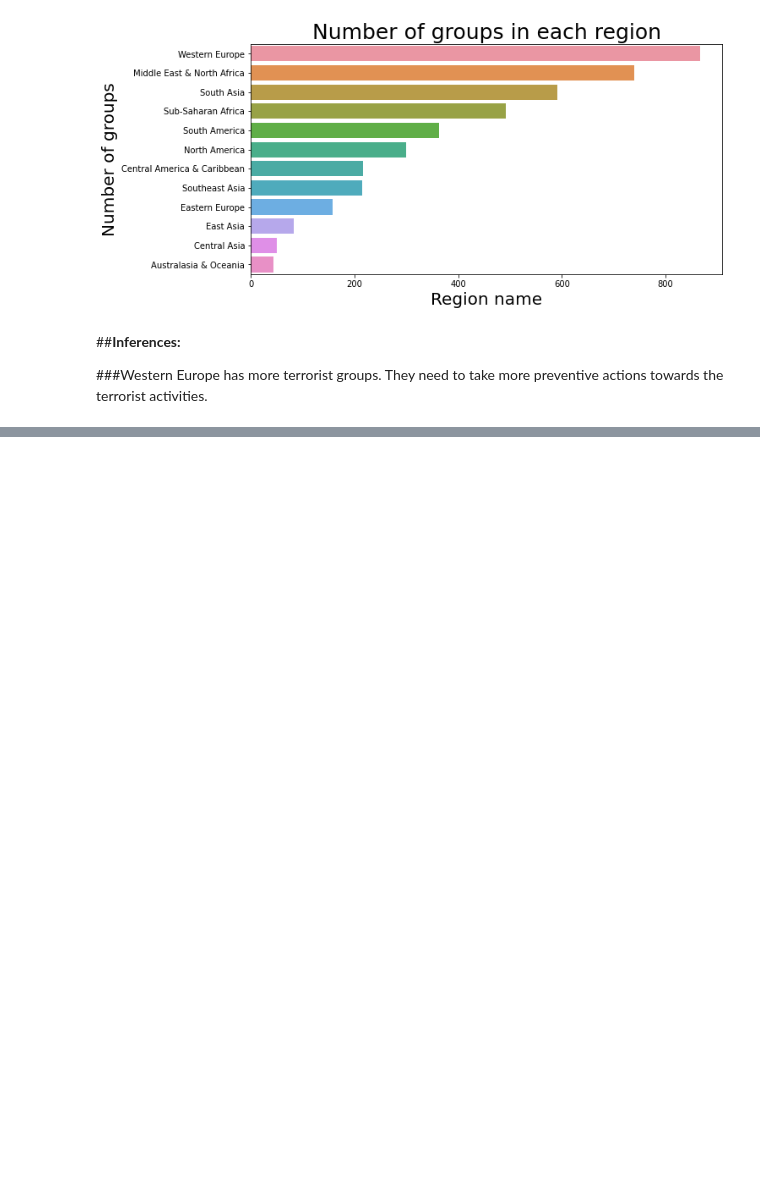
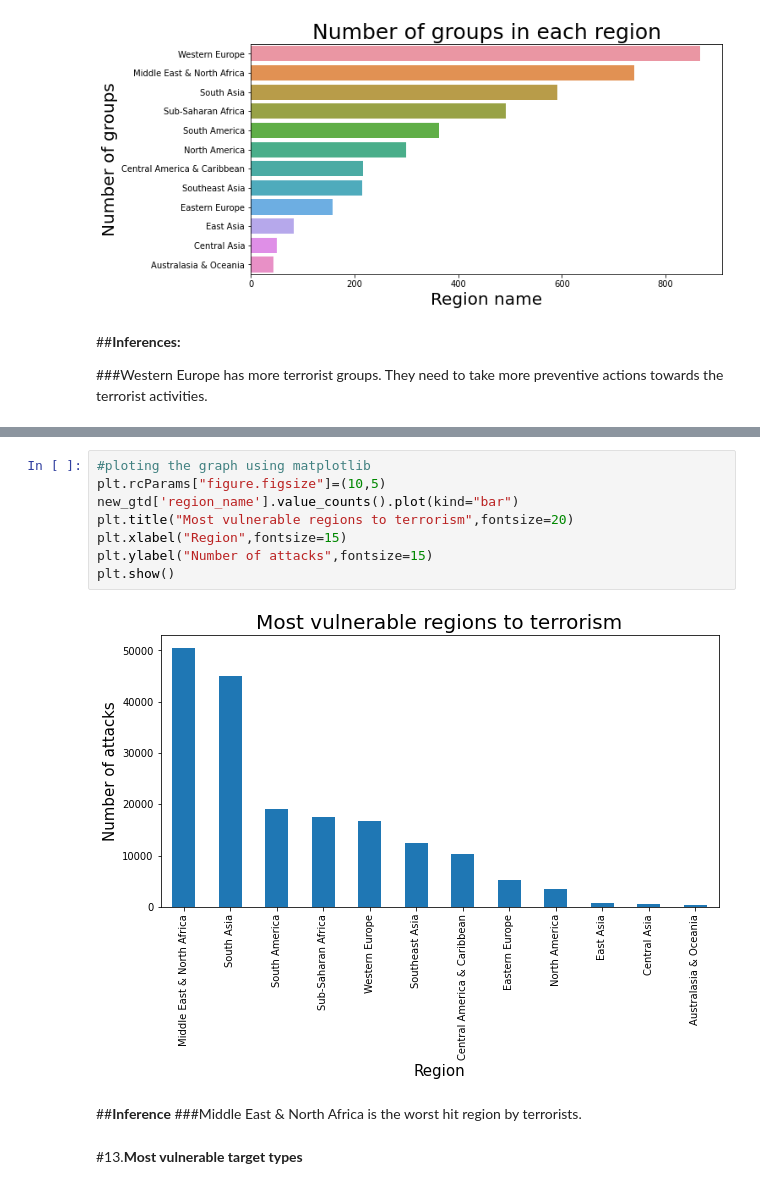
Before and after one commit to nivyathiruvoth/Global-Terrorism-Analysis, a Jupyter notebook: EDA_Global_Terrorism_Analysis.ipynb, the cells around one changed output, grey strips where cells are left out. Drawn from its saved outputs; the diff is of its cells as text; blank space fills up the shorter version.

```diff
--- a/EDA_Global_Terrorism_Analysis.ipynb
+++ b/EDA_Global_Terrorism_Analysis.ipynb
@@ -848,0 +882,15 @@ plt.show()
+# %%
+#ploting the graph using matplotlib
+plt.rcParams["figure.figsize"]=(10,5)
+new_gtd['region_name'].value_counts().plot(kind="bar")
+plt.title("Most vulnerable regions to terrorism",fontsize=20)
+plt.xlabel("Region",fontsize=15)
+plt.ylabel("Number of attacks",fontsize=15)
+plt.show()
+# %% [output]
+[figure, added]
+# %% [markdown]
+##**Inference**
+###Middle East & North Africa is the worst hit region by terrorists.
+# %% [markdown]
+#13.**Most vulnerable target types**
```
Also changed, not shown: parts of 11 cells of this notebook.
